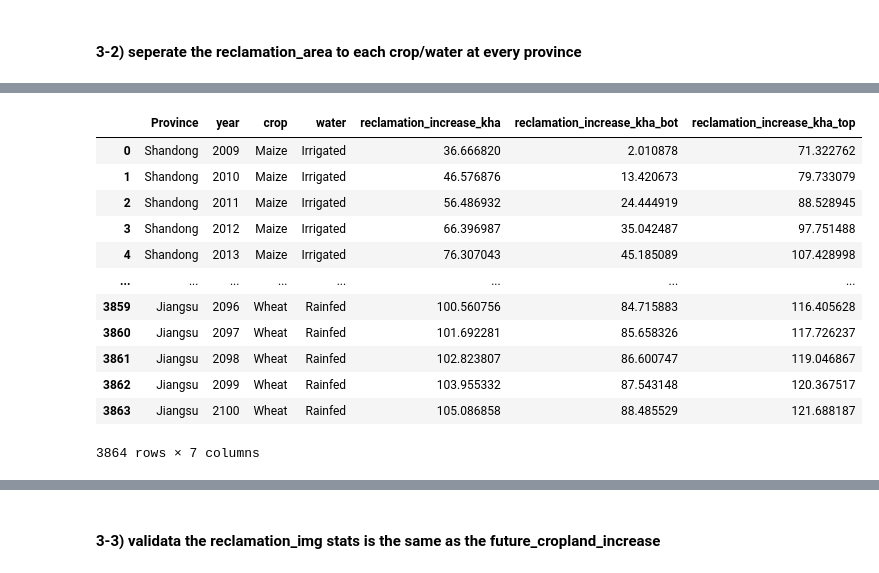
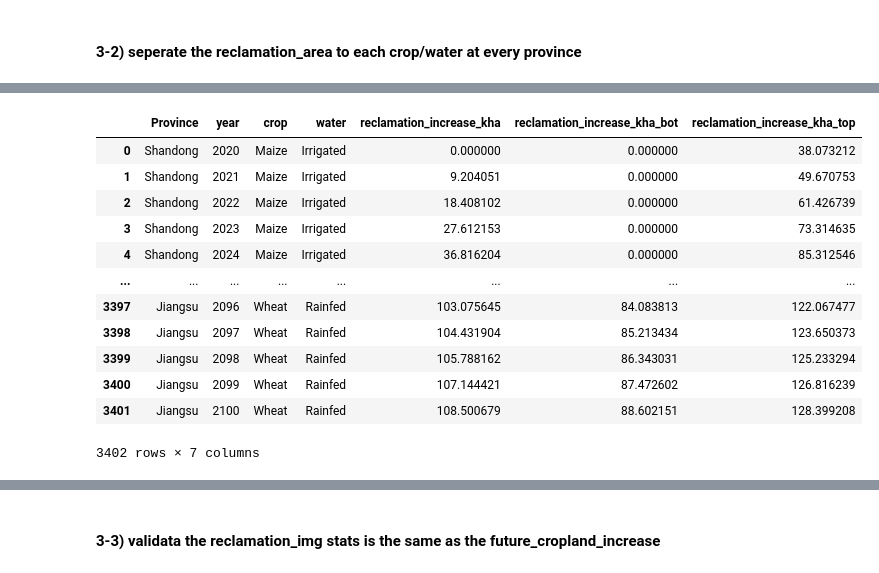
Before and after one commit to JinzhuWANG/Food_security_urban_GAEZ_Paper_3, a Jupyter notebook: Step_2_Sort_GAEZ_layers/05_2_compute_the_cropland_area_increase.ipynb, the cells around one changed output, grey strips where cells are left out. Saved outputs shown, nothing was run; the diff lists cells and outputs as text; code cells hidden in the pictures.

```diff
--- a/Step_2_Sort_GAEZ_layers/05_2_compute_the_cropland_area_increase.ipynb
+++ b/Step_2_Sort_GAEZ_layers/05_2_compute_the_cropland_area_increase.ipynb
@@ -52,6 +49,9 @@ SSP_future_urban_map_stats_hist = pd.read_csv('./result_csv/SSP_future_urban_map
 # read yearbook cropland area
 yearbook_area = pd.read_csv('./result_csv/yearbook_area.csv')
 
+# read the corrected GAEZ_2010_cropland
+GAEZ_cropland_2020_corrected = pd.read_pickle('./result_csv/GAEZ_cropland_2020_corrected.pkl')
+
 # read the GAEZ_cropland_area_project
 GAEZ_cropland_area_project = pd.read_pickle('./result_csv/urban_encroach_img.pkl')
 # %% [markdown]
@@ -230,13 +220,24 @@ abs_cropland_increse_2020 = abs_cropland_increse_2020[['Province','abs_cropland_
 # %%
+# Get the abosolute crop land area increase for 2020
+cropland_increase_2020 = future_cropland_increase.query('year == 2020')
 # Get the cumulative cropland increase since 2020
 cropland_increase_since_2020 = future_cropland_increase.query('year >= 2020')
+
+# Subtract the 2020 cropland increase from the cumulative cropland increase since 2020,
+# so that to get the cumulatative cropland increase since 2020
 cropland_increase_since_2020 = cropland_increase_since_2020.merge(cropland_increase_2020,on='Province')
 cropland_increase_since_2020['mean'] = cropland_increase_since_2020.eval('mean_x - mean_y')
 cropland_increase_since_2020['obs_ci_lower'] = cropland_increase_since_2020.eval('obs_ci_lower_x - mean_y')
 cropland_increase_since_2020['obs_ci_upper'] = cropland_increase_since_2020.eval('obs_ci_upper_x - mean_y')
-cropland_increase_since_2020['year'] = cropland_increase_since_2020['year_x']
 cropland_increase_since_2020['obs_ci_lower'] = cropland_increase_since_2020['obs_ci_lower'].apply(lambda x:0 if x<0 else x)
 
+cropland_increase_since_2020['year'] = cropland_increase_since_2020['year_x']
+
+cropland_increase_since_2020[['area_kha',"area_kha_bot",'area_kha_top']] = cropland_increase_since_2020[['mean','obs_ci_lower','obs_ci_upper']]
+cropland_increase_since_2020['area_kha_std'] = cropland_increase_since_2020.eval('area_kha_top - area_kha')
 cropland_increase_since_2020[['mean','obs_ci_lower','obs_ci_upper']] = cropland_increase_since_2020[['mean','obs_ci_lower','obs_ci_upper']] / 100
 
-cropland_increase_since_2020 = cropland_increase_since_2020[['Province','year','mean','obs_ci_lower','obs_ci_upper']]
+
+cropland_increase_since_2020 = cropland_increase_since_2020[['Province','year','mean','obs_ci_lower','obs_ci_upper','area_kha',"area_kha_bot",'area_kha_top','area_kha_bot']]
+
+cropland_increase_since_2020.to_csv('./result_csv/cropland_increase_since_2020.csv',index=False)
@@ -604,19 +612,20 @@ g
 - So, so we need to distribute this value to each pixel for the crop/water layer
 # %%
 # compute the total cropland area (crop/water) for each province
-total_cropland_area_img = ee.ImageCollection([ee.Image(i).unmask() for i in GAEZ_cropland_2010_corrected['GEE_path']]).sum()
+total_cropland_area_img = ee.ImageCollection([ee.Image(i).unmask() for i in GAEZ_cropland_2020_corrected['GAEZ_2020_cropland_corrcted']]).sum()
 total_cropland_area_stats = total_cropland_area_img.reduceRegions(reducer='sum',collection=NCP_shp,scale=GAEZ_pix_scale).getInfo()
+
 total_cropland_area_df = pd.DataFrame({i['properties']['EN_Name']:[i['properties']['sum']] \
-                      for i in total_cropland_area_stats['features']}).T.reset_index()
+                                      for i in total_cropland_area_stats['features']}).T.reset_index()
 
 total_cropland_area_df.columns = ['Province','total_cropland_area_kha']
 # %%
 # compute the cropland area for each crop/water at every province
 area_dfs = []
-for idx,row in tqdm(GAEZ_cropland_2010_corrected.iterrows(),total=len(GAEZ_cropland_2010_corrected)):
+for idx,row in tqdm(GAEZ_cropland_2020_corrected.iterrows(),total=len(GAEZ_cropland_2020_corrected)):
   crop = row['crop']
   water = row['water']
-  img = ee.Image(row['GEE_path']).unmask()
+  img = ee.Image(row['GAEZ_2020_cropland_corrcted']).unmask()
 
   area_stats = img.reduceRegions(reducer='sum',collection=NCP_shp,scale=GAEZ_pix_scale).getInfo()
   area_df = pd.DataFrame({i['properties']['EN_Name']:[i['properties']['sum']] \
@@ -651,32 +674,33 @@ cropland_area_ratio.head(6)
 # %%
 # compute the reclamation_area for each crop/water/province/year
-reclamation_with_total_area_ratio = cropland_area_ratio.merge(future_cropland_increase)
+reclamation_with_total_area_ratio = cropland_area_ratio.merge(cropland_increase_since_2020)
 
 # compute the cropland_increase for each province
-reclamation_with_total_area_ratio['reclamation_increase_kha'] = reclamation_with_total_area_ratio['mean']\
+reclamation_with_total_area_ratio['reclamation_increase_kha'] = reclamation_with_total_area_ratio['area_kha']\
                                     * reclamation_with_total_area_ratio['total_area_ratio']
-reclamation_with_total_area_ratio['reclamation_increase_kha_bot'] = reclamation_with_total_area_ratio['obs_ci_lower']\
+reclamation_with_total_area_ratio['reclamation_increase_kha_bot'] = reclamation_with_total_area_ratio['area_kha_bot']\
                                     * reclamation_with_total_area_ratio['total_area_ratio']
-reclamation_with_total_area_ratio['reclamation_increase_kha_top'] = reclamation_with_total_area_ratio['obs_ci_upper']\
+reclamation_with_total_area_ratio['reclamation_increase_kha_top'] = reclamation_with_total_area_ratio['area_kha_top']\
                                     * reclamation_with_total_area_ratio['total_area_ratio']
 
 # select only necessary cols
 reclamation_with_total_area_ratio = reclamation_with_total_area_ratio >> \
                     select(['Province','year','crop','water','reclamation_increase_kha',
                         'reclamation_increase_kha_bot','reclamation_increase_kha_top'])
+
 reclamation_with_total_area_ratio
 # %% [output]
 |  | Province | year | crop | water | reclamation_increase_kha | reclamation_increase_kha_bot | reclamation_increase_kha_top |
-| 0 | Shandong | 2009 | Maize | Irrigated | 36.666820 | 2.010878 | 71.322762 |
-| 1 | Shandong | 2010 | Maize | Irrigated | 46.576876 | 13.420673 | 79.733079 |
-| 2 | Shandong | 2011 | Maize | Irrigated | 56.486932 | 24.444919 | 88.528945 |
-| 3 | Shandong | 2012 | Maize | Irrigated | 66.396987 | 35.042487 | 97.751488 |
-| 4 | Shandong | 2013 | Maize | Irrigated | 76.307043 | 45.185089 | 107.428998 |
+| 0 | Shandong | 2020 | Maize | Irrigated | 0.000000 | 0.000000 | 38.073212 |
+| 1 | Shandong | 2021 | Maize | Irrigated | 9.204051 | 0.000000 | 49.670753 |
+| 2 | Shandong | 2022 | Maize | Irrigated | 18.408102 | 0.000000 | 61.426739 |
+| 3 | Shandong | 2023 | Maize | Irrigated | 27.612153 | 0.000000 | 73.314635 |
+| 4 | Shandong | 2024 | Maize | Irrigated | 36.816204 | 0.000000 | 85.312546 |
 | ... | ... | ... | ... | ... | ... | ... | ... |
-| 3859 | Jiangsu | 2096 | Wheat | Rainfed | 100.560756 | 84.715883 | 116.405628 |
-| 3860 | Jiangsu | 2097 | Wheat | Rainfed | 101.692281 | 85.658326 | 117.726237 |
-| 3861 | Jiangsu | 2098 | Wheat | Rainfed | 102.823807 | 86.600747 | 119.046867 |
-| 3862 | Jiangsu | 2099 | Wheat | Rainfed | 103.955332 | 87.543148 | 120.367517 |
-| 3863 | Jiangsu | 2100 | Wheat | Rainfed | 105.086858 | 88.485529 | 121.688187 |
+| 3397 | Jiangsu | 2096 | Wheat | Rainfed | 103.075645 | 84.083813 | 122.067477 |
+| 3398 | Jiangsu | 2097 | Wheat | Rainfed | 104.431904 | 85.213434 | 123.650373 |
+| 3399 | Jiangsu | 2098 | Wheat | Rainfed | 105.788162 | 86.343031 | 125.233294 |
+| 3400 | Jiangsu | 2099 | Wheat | Rainfed | 107.144421 | 87.472602 | 126.816239 |
+| 3401 | Jiangsu | 2100 | Wheat | Rainfed | 108.500679 | 88.602151 | 128.399208 |
-3864 rows × 7 columns
+3402 rows × 7 columns
 # %%
```
Also changed, not shown: parts of 18 cells of this notebook, 2 other files.
